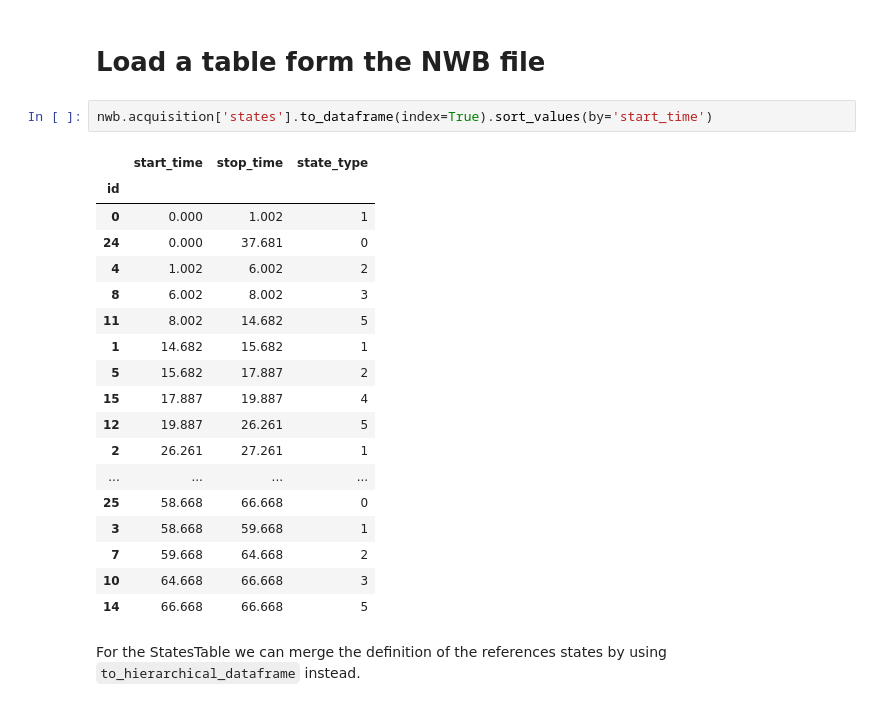
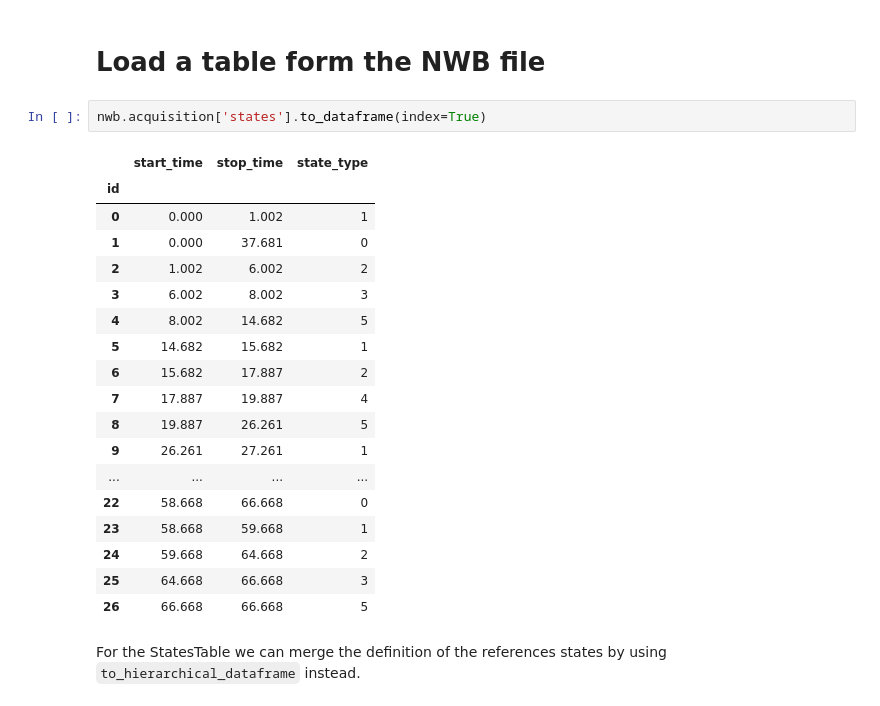
Before and after one commit to chenxinfeng4/ArControl-convert2-nwb, a Jupyter notebook: playground/demo_convert.ipynb, the cells around one changed output. Drawn from its saved outputs; the diff is of its cells as text.

Commit message:
Sort events, actions, and states by time

```diff
--- a/playground/demo_convert.ipynb
+++ b/playground/demo_convert.ipynb
@@ -87,26 +87,26 @@ pprint.pprint(arcdata)
 # %% [markdown]
 # Load a table form the NWB file
 # %%
-nwb.acquisition['states'].to_dataframe(index=True).sort_values(by='start_time')
+nwb.acquisition['states'].to_dataframe(index=True)
 # %% [output]
 |  | start_time | stop_time | state_type |
 | id |  |  |  |
 | 0 | 0.000 | 1.002 | 1 |
-| 24 | 0.000 | 37.681 | 0 |
-| 4 | 1.002 | 6.002 | 2 |
-| 8 | 6.002 | 8.002 | 3 |
-| 11 | 8.002 | 14.682 | 5 |
-| 1 | 14.682 | 15.682 | 1 |
-| 5 | 15.682 | 17.887 | 2 |
-| 15 | 17.887 | 19.887 | 4 |
-| 12 | 19.887 | 26.261 | 5 |
-| 2 | 26.261 | 27.261 | 1 |
+| 1 | 0.000 | 37.681 | 0 |
+| 2 | 1.002 | 6.002 | 2 |
+| 3 | 6.002 | 8.002 | 3 |
+| 4 | 8.002 | 14.682 | 5 |
+| 5 | 14.682 | 15.682 | 1 |
+| 6 | 15.682 | 17.887 | 2 |
+| 7 | 17.887 | 19.887 | 4 |
+| 8 | 19.887 | 26.261 | 5 |
+| 9 | 26.261 | 27.261 | 1 |
 | ... | ... | ... | ... |
-| 25 | 58.668 | 66.668 | 0 |
-| 3 | 58.668 | 59.668 | 1 |
-| 7 | 59.668 | 64.668 | 2 |
-| 10 | 64.668 | 66.668 | 3 |
-| 14 | 66.668 | 66.668 | 5 |
+| 22 | 58.668 | 66.668 | 0 |
+| 23 | 58.668 | 59.668 | 1 |
+| 24 | 59.668 | 64.668 | 2 |
+| 25 | 64.668 | 66.668 | 3 |
+| 26 | 66.668 | 66.668 | 5 |
 # %% [markdown]
 For the StatesTable we can merge the definition of the references states by using ``to_hierarchical_dataframe`` instead.
 # %%
```
Also changed, not shown: parts of 2 cells of this notebook, 1 other file.
